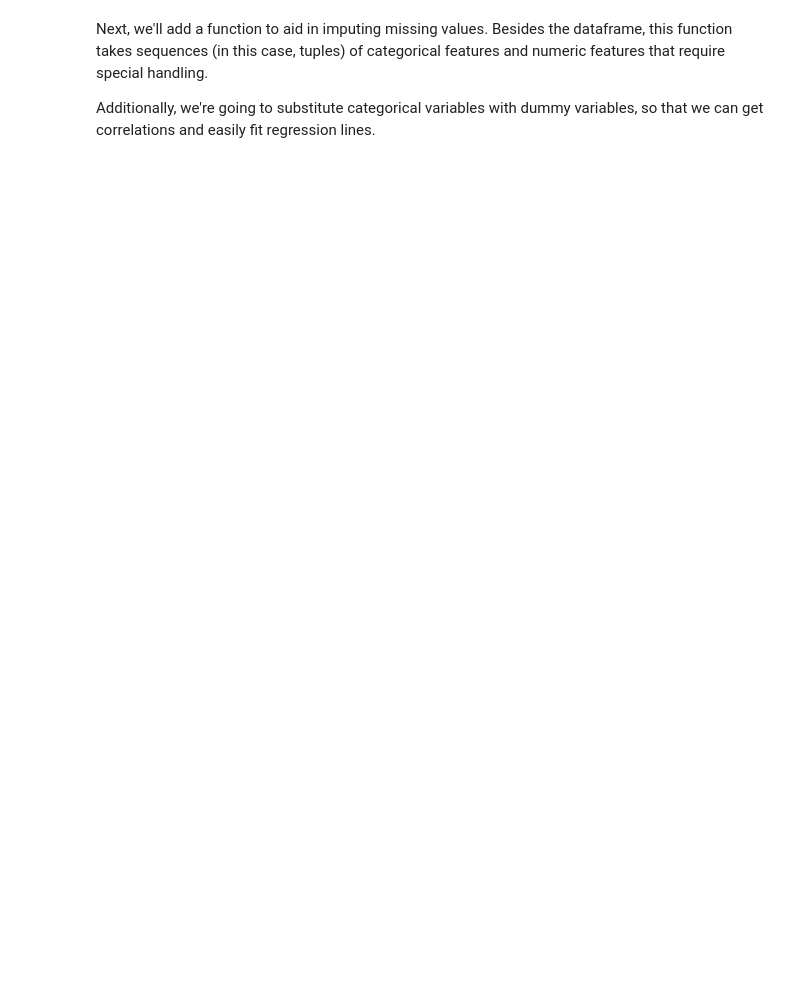
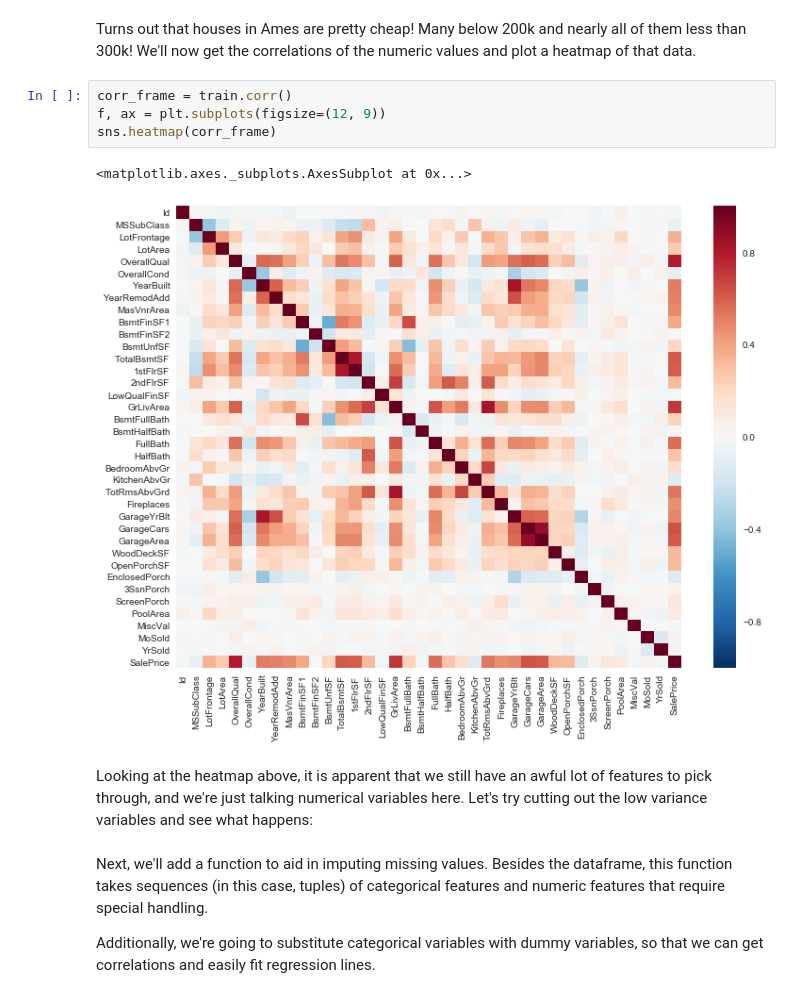
Before and after one commit to progdrum/housing_prices, a Jupyter notebook: Ames Housing Prices.ipynb, the cells around one changed output. Saved outputs shown, nothing was run; the diff lists cells and outputs as text; blank space fills up the shorter version.

```diff
--- a/Ames Housing Prices.ipynb
+++ b/Ames Housing Prices.ipynb
@@ -16,3 +29,14 @@ test = pd.read_csv("data/test.csv")
+# %% [markdown]
+Turns out that houses in Ames are pretty cheap! Many below 200k and nearly all of them less than 300k! We'll now get the correlations of the numeric values and plot a heatmap of that data.
+# %%
+corr_frame = train.corr()
+f, ax = plt.subplots(figsize=(12, 9))
+sns.heatmap(corr_frame)
+# %% [output]
+<matplotlib.axes._subplots.AxesSubplot at 0x...>
+[figure, added]
+# %% [markdown]
+Looking at the heatmap above, it is apparent that we still have an awful lot of features to pick through, and we're just talking numerical variables here. Let's try cutting out the low variance variables and see what happens:
 # %% [markdown]
 Next, we'll add a function to aid in imputing missing values. Besides the dataframe, this function takes sequences (in this case, tuples) of categorical features and numeric features that require special handling.
 
```
Also changed, not shown: parts of 20 cells of this notebook, 1 other file.
